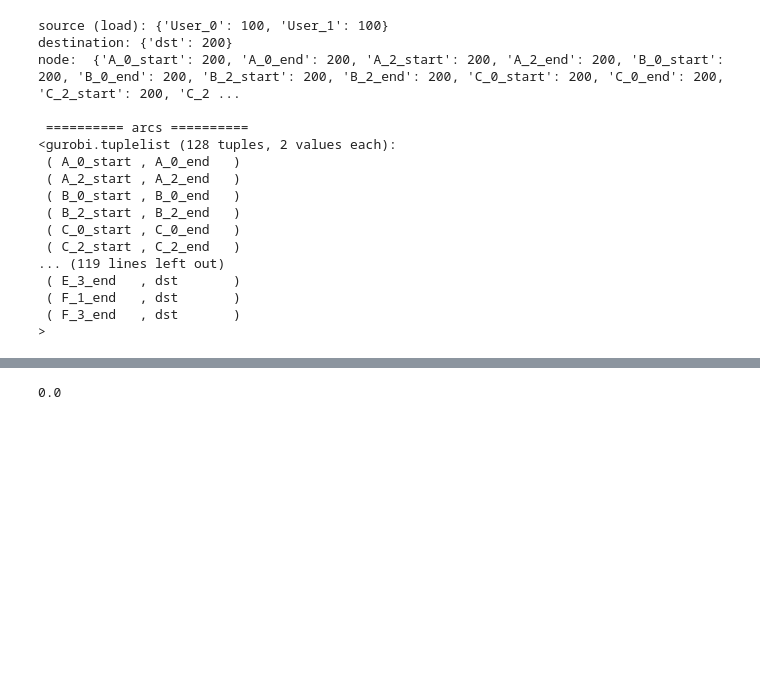
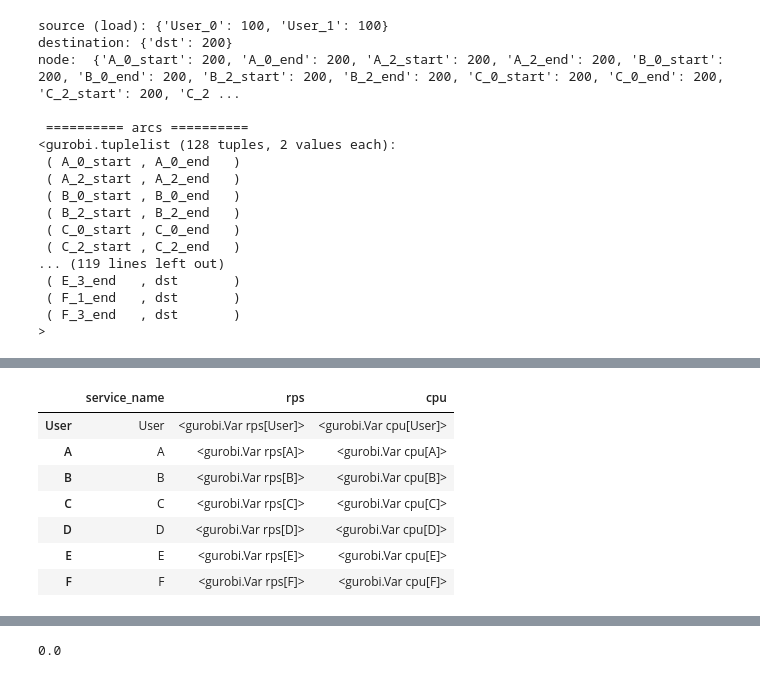
Before and after one commit to netarch/slate-sim, a Jupyter notebook: ml_optimizer.ipynb, the cells around one changed output, grey strips where cells are left out. Saved outputs shown, nothing was run; the diff lists cells and outputs as text; code cells hidden in the pictures; blank space fills up the shorter version.

```diff
--- a/ml_optimizer.ipynb
+++ b/ml_optimizer.ipynb
@@ -270,0 +330,19 @@ node:  {'A_0_start': 200, 'A_0_end': 200, 'A_2_start': 200, 'A_2_end': 200, 'B_0
+# %%
+model = gp.Model('RequestRouting')
+
+# Add variables for the regression
+service_time = gppd.add_vars(model, data, name="service_time", lb="min_service_time", ub="max_service_time") # Y
+rps = gppd.add_vars(model, data, name="rps", lb="min_rps", ub="max_rps") # X
+cpu = gppd.add_vars(model, data, name="cpu", lb="min_cpu", ub="max_cpu") # X
+# mem = gppd.add_vars(model, data, lb=-gp.GRB.INFINITY, name="mem") # X
+network_latency = gppd.add_vars(model, data, name="network_latency", lb="min_network_latency", ub="max_network_latency") # Y
+model.update()
+
+# print("="*30 + " var: rps " + "="*30)
+# print(rps)
+# print("="*30 + " var: service time " + "="*30)
+# print(service_time)
+# print("="*30 + " var: network latency " + "="*30)
+# print(network_latency)
+# print("="*30 + " model object " + "="*30)
+# print(model)
@@ -270,0 +365,20 @@ node:  {'A_0_start': 200, 'A_0_end': 200, 'A_2_start': 200, 'A_2_end': 200, 'B_0
+# %%
+m_feats = pd.DataFrame(
+    data={
+        "service_name": service_name_list,
+        "rps": rps,
+        "cpu": cpu,
+    },
+    index=service_name_list
+)
+
+m_feats
+# %% [output]
+|  | service_name | rps | cpu |
+| User | User | <gurobi.Var rps[User]> | <gurobi.Var cpu[User]> |
+| A | A | <gurobi.Var rps[A]> | <gurobi.Var cpu[A]> |
+| B | B | <gurobi.Var rps[B]> | <gurobi.Var cpu[B]> |
+| C | C | <gurobi.Var rps[C]> | <gurobi.Var cpu[C]> |
+| D | D | <gurobi.Var rps[D]> | <gurobi.Var cpu[D]> |
+| E | E | <gurobi.Var rps[E]> | <gurobi.Var cpu[E]> |
+| F | F | <gurobi.Var rps[F]> | <gurobi.Var cpu[F]> |
```
Also changed, not shown: parts of 15 cells of this notebook.
